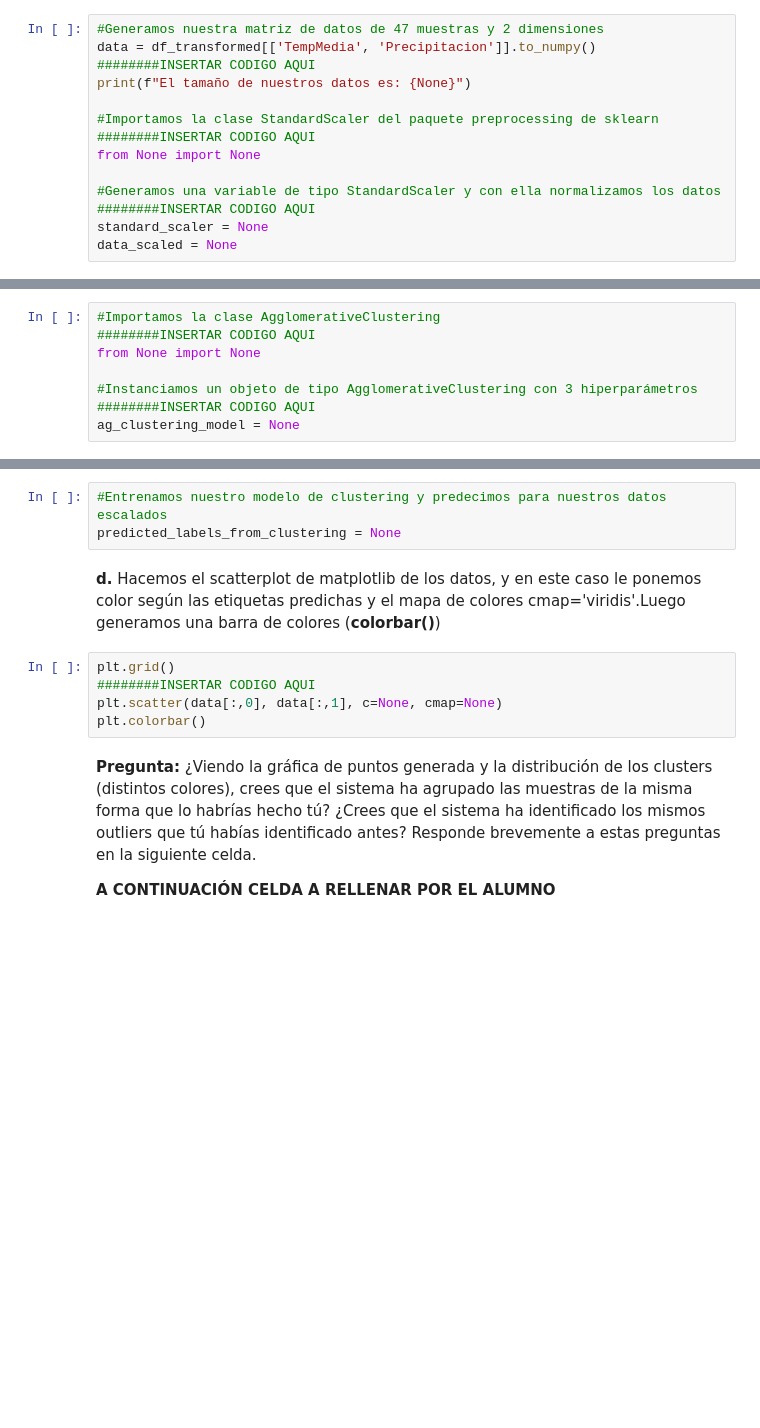
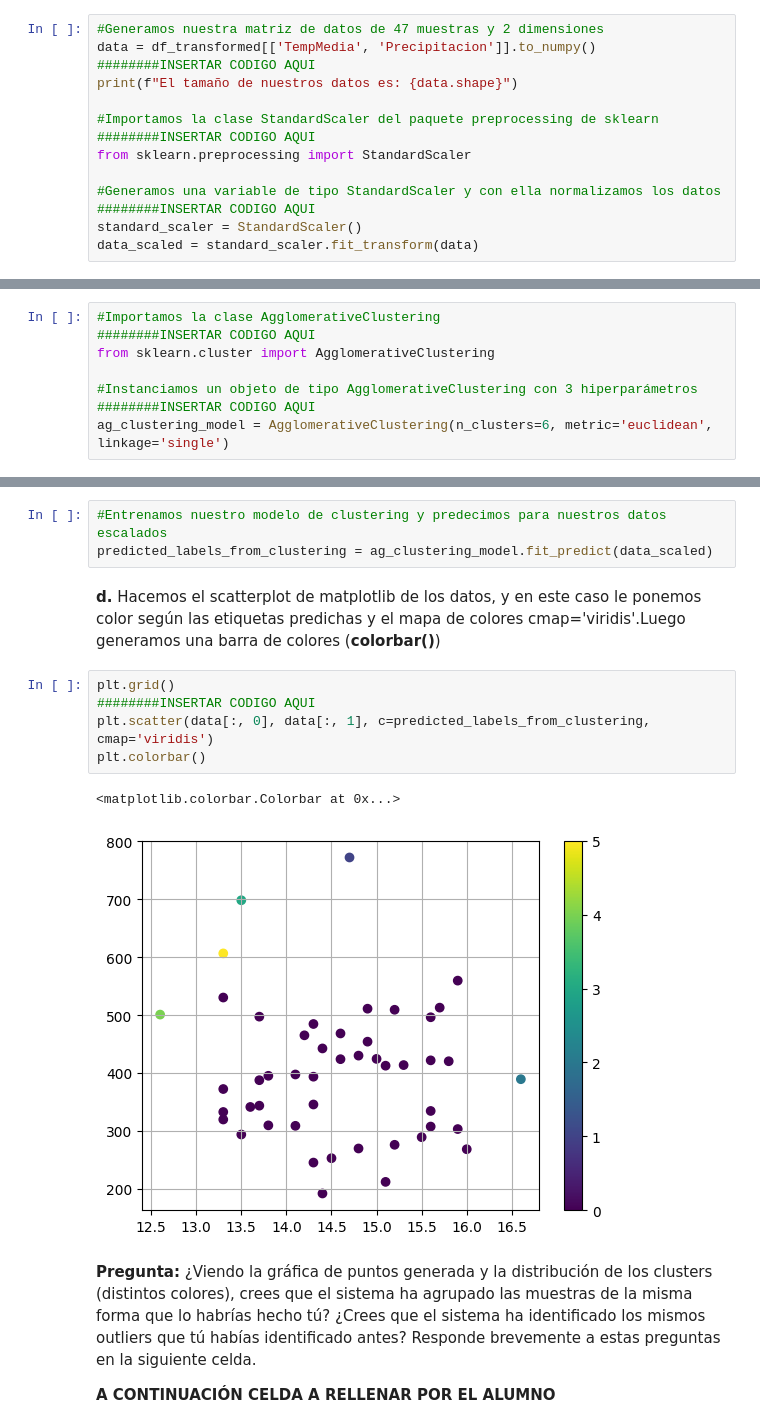
Before and after one commit to avadop/VIU_actividad2_analisisDatos, a Jupyter notebook: Actividad_2_2_Oct23_Alumno.ipynb, the cells around one changed output, grey strips where cells are left out. Saved outputs shown, nothing was run; the diff lists cells and outputs as text; blank space fills up the shorter version.

```diff
--- a/Actividad_2_2_Oct23_Alumno.ipynb
+++ b/Actividad_2_2_Oct23_Alumno.ipynb
@@ -225,13 +415,13 @@ __TIP__: Puedes normalizar los datos usando la función __fit_transform(datos)__
 #Generamos nuestra matriz de datos de 47 muestras y 2 dimensiones
 data = df_transformed[['TempMedia', 'Precipitacion']].to_numpy()
 ########INSERTAR CODIGO AQUI
-print(f"El tamaño de nuestros datos es: {None}")
+print(f"El tamaño de nuestros datos es: {data.shape}")
 
 #Importamos la clase StandardScaler del paquete preprocessing de sklearn
 ########INSERTAR CODIGO AQUI
-from None import None
+from sklearn.preprocessing import StandardScaler
 
 #Generamos una variable de tipo StandardScaler y con ella normalizamos los datos
 ########INSERTAR CODIGO AQUI
-standard_scaler = None
-data_scaled = None
+standard_scaler = StandardScaler()
+data_scaled = standard_scaler.fit_transform(data)
@@ -240,25 +432,28 @@ __b.__ Importamos de la libreria sklearn, del paquete cluster, la clase Agglomer
 # %%
 #Importamos la clase AgglomerativeClustering
 ########INSERTAR CODIGO AQUI
-from None import None
+from sklearn.cluster import AgglomerativeClustering
 
 #Instanciamos un objeto de tipo AgglomerativeClustering con 3 hiperparámetros
 ########INSERTAR CODIGO AQUI
-ag_clustering_model = None
+ag_clustering_model = AgglomerativeClustering(n_clusters=6, metric='euclidean', linkage='single')
 # %% [markdown]
 __c.__ Entrenamos el modelo con nuestros datos y predecimos una etiqueta para cada uno de ellos
 
 __TIP:__ Puedes hacer las dos operaciones en una si usas __.fit_predict()__
 # %%
 #Entrenamos nuestro modelo de clustering y predecimos para nuestros datos escalados
-predicted_labels_from_clustering = None
+predicted_labels_from_clustering = ag_clustering_model.fit_predict(data_scaled)
 # %% [markdown]
 __d.__ Hacemos el scatterplot de matplotlib de los datos, y en este caso le ponemos color según las etiquetas predichas y el mapa de colores cmap='viridis'.Luego generamos una barra de colores (__colorbar()__)
 # %%
 plt.grid()
 ########INSERTAR CODIGO AQUI
-plt.scatter(data[:,0], data[:,1], c=None, cmap=None)
+plt.scatter(data[:, 0], data[:, 1], c=predicted_labels_from_clustering, cmap='viridis')
 plt.colorbar()
+# %% [output]
+<matplotlib.colorbar.Colorbar at 0x...>
+[figure, added]
 # %% [markdown]
 __Pregunta:__ ¿Viendo la gráfica de puntos generada y la distribución de los clusters (distintos colores), crees que el sistema ha agrupado las muestras de la misma forma que lo habrías hecho tú? ¿Crees que el sistema ha identificado los mismos outliers que tú habías identificado antes? Responde brevemente a estas preguntas en la siguiente celda.
 
```
Also changed, not shown: parts of 39 cells of this notebook.
